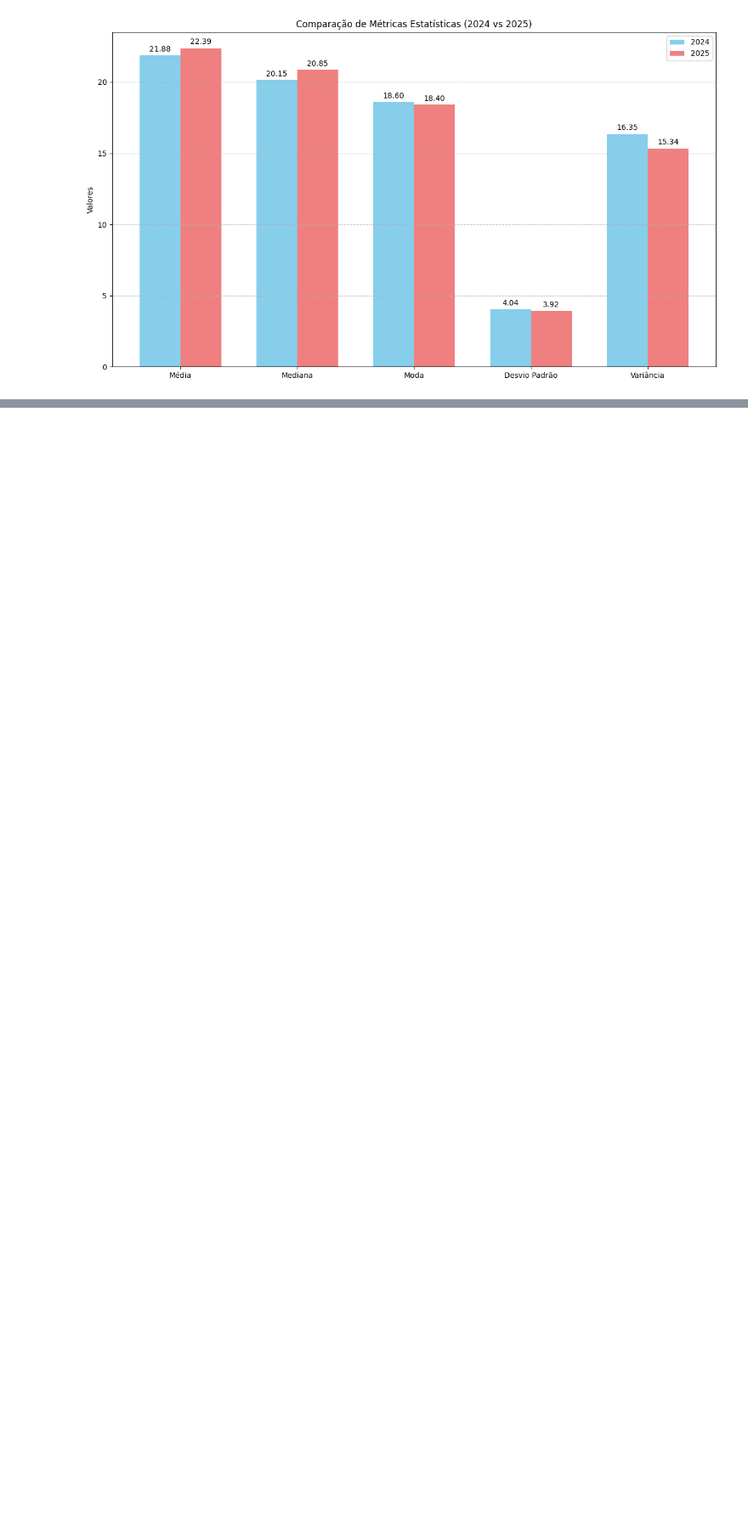
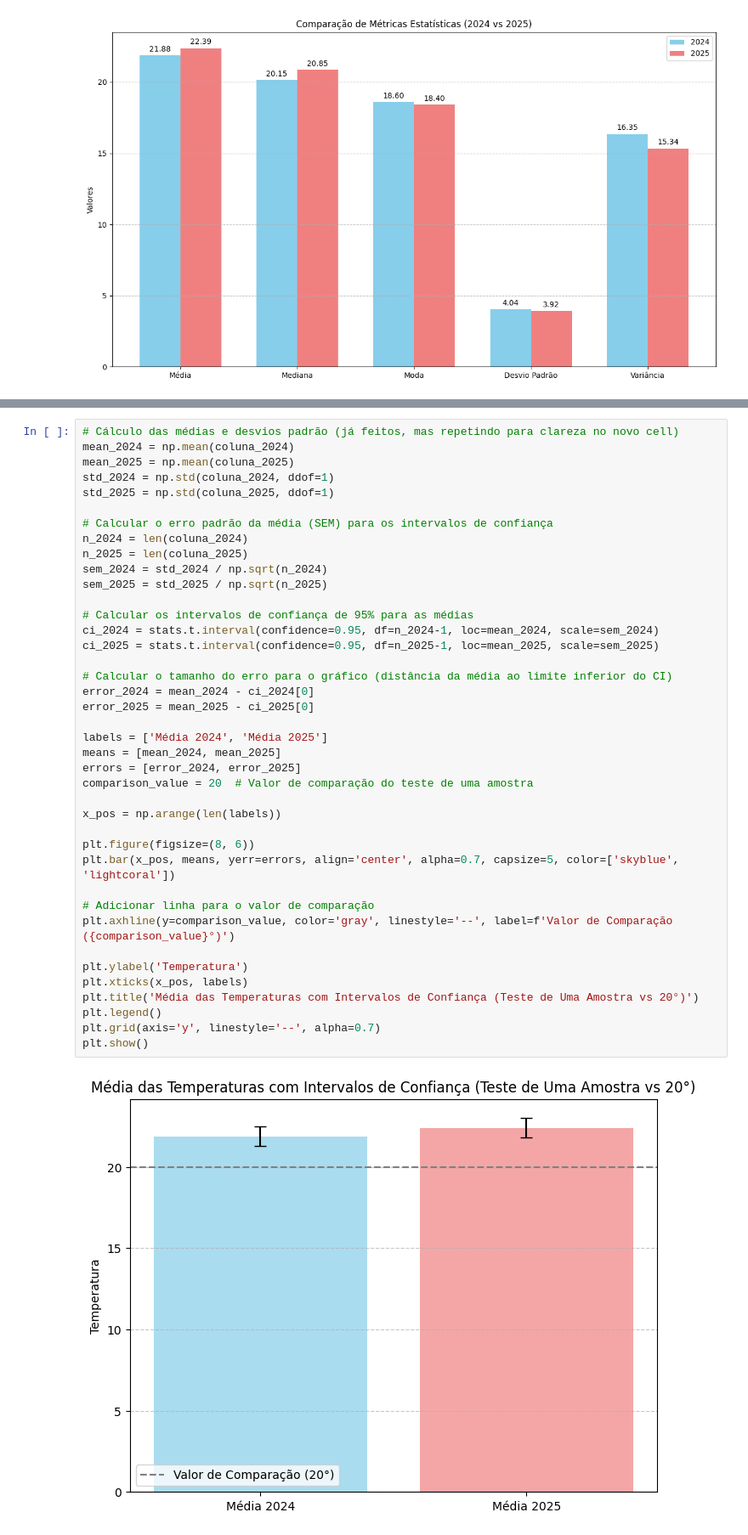
Before and after one commit to kauespacki/DataScience, a Jupyter notebook: datascience.ipynb, the cells around one changed output, grey strips where cells are left out. Shown at 85% size. Drawn from its saved outputs; the diff is of its cells as text; blank space fills up the shorter version.

```diff
--- a/datascience.ipynb
+++ b/datascience.ipynb
@@ -188,0 +304,42 @@ plt.show()
+# %%
+# Cálculo das médias e desvios padrão (já feitos, mas repetindo para clareza no novo cell)
+mean_2024 = np.mean(coluna_2024)
+mean_2025 = np.mean(coluna_2025)
+std_2024 = np.std(coluna_2024, ddof=1)
+std_2025 = np.std(coluna_2025, ddof=1)
+
+# Calcular o erro padrão da média (SEM) para os intervalos de confiança
+n_2024 = len(coluna_2024)
+n_2025 = len(coluna_2025)
+sem_2024 = std_2024 / np.sqrt(n_2024)
+sem_2025 = std_2025 / np.sqrt(n_2025)
+
+# Calcular os intervalos de confiança de 95% para as médias
+ci_2024 = stats.t.interval(confidence=0.95, df=n_2024-1, loc=mean_2024, scale=sem_2024)
+ci_2025 = stats.t.interval(confidence=0.95, df=n_2025-1, loc=mean_2025, scale=sem_2025)
+
+# Calcular o tamanho do erro para o gráfico (distância da média ao limite inferior do CI)
+error_2024 = mean_2024 - ci_2024[0]
+error_2025 = mean_2025 - ci_2025[0]
+
+labels = ['Média 2024', 'Média 2025']
+means = [mean_2024, mean_2025]
+errors = [error_2024, error_2025]
+comparison_value = 20  # Valor de comparação do teste de uma amostra
+
+x_pos = np.arange(len(labels))
+
+plt.figure(figsize=(8, 6))
+plt.bar(x_pos, means, yerr=errors, align='center', alpha=0.7, capsize=5, color=['skyblue', 'lightcoral'])
+
+# Adicionar linha para o valor de comparação
+plt.axhline(y=comparison_value, color='gray', linestyle='--', label=f'Valor de Comparação ({comparison_value}°)')
+
+plt.ylabel('Temperatura')
+plt.xticks(x_pos, labels)
+plt.title('Média das Temperaturas com Intervalos de Confiança (Teste de Uma Amostra vs 20°)')
+plt.legend()
+plt.grid(axis='y', linestyle='--', alpha=0.7)
+plt.show()
+# %% [output]
+[figure, added]
```
Also changed, not shown: parts of 3 cells of this notebook.
